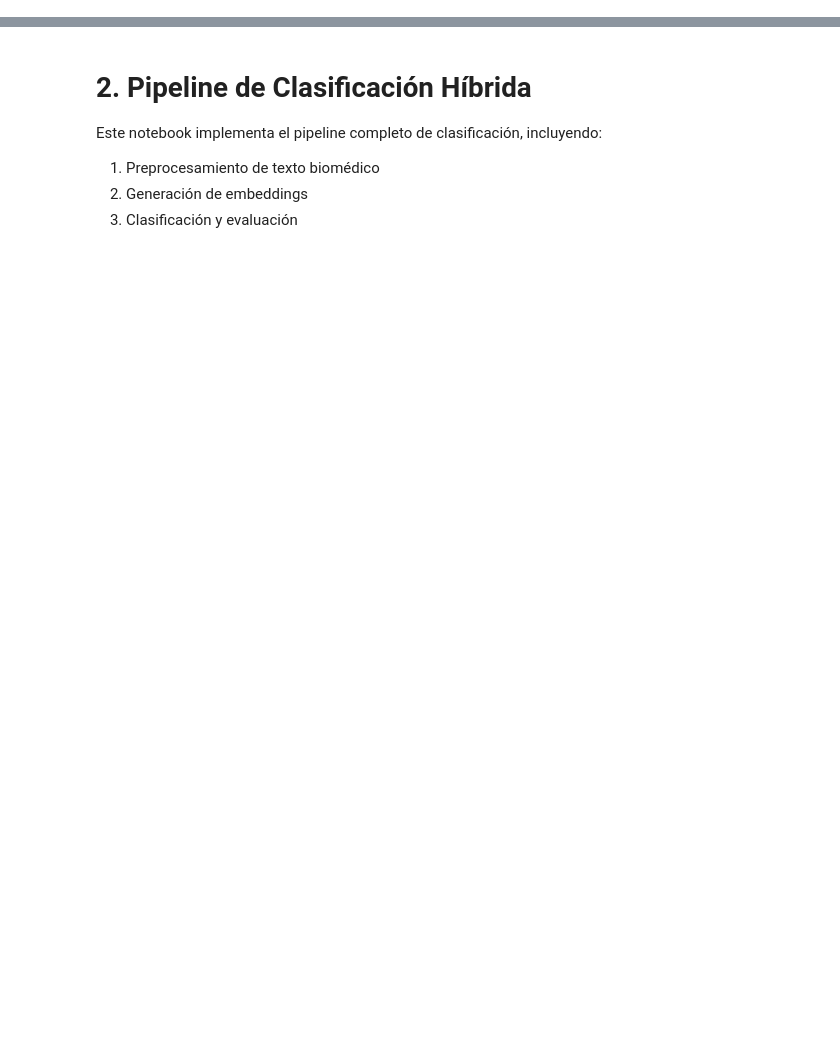
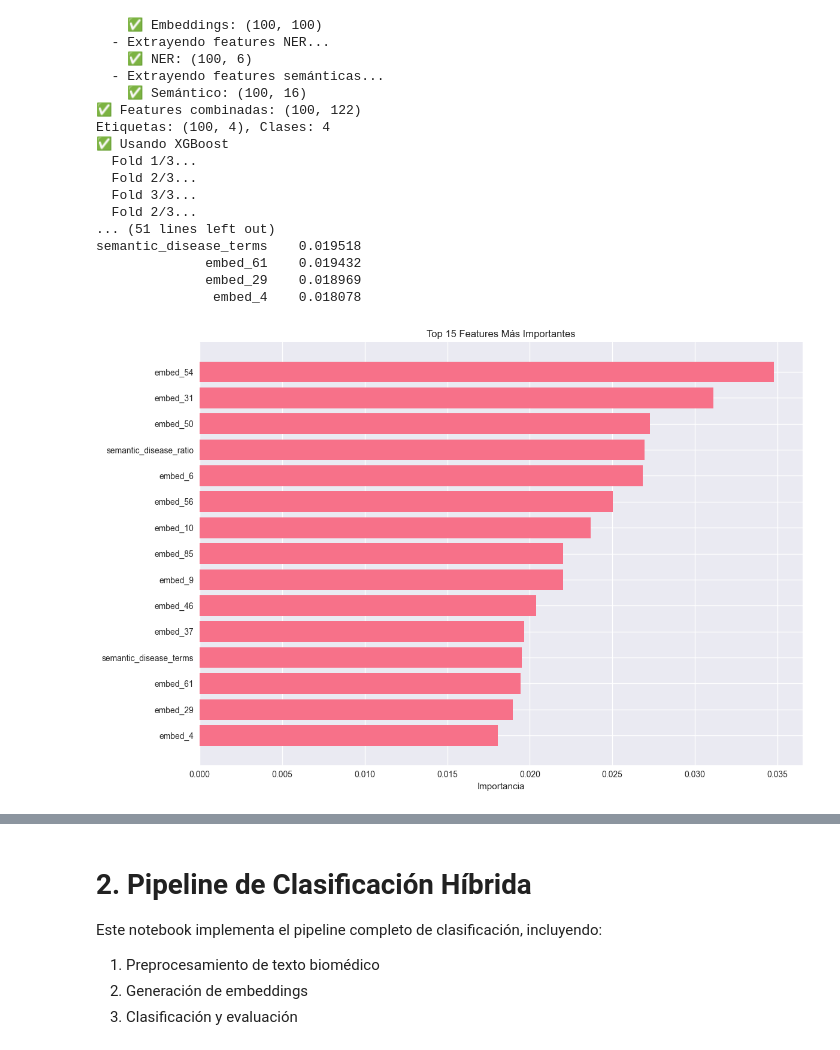
Before and after one commit to JhojanRop/T1-data-hack, a Jupyter notebook: notebooks/2_hybrid_pipeline.ipynb, the cells around one changed output, grey strips where cells are left out. Saved outputs shown, nothing was run; the diff lists cells and outputs as text; code cells hidden in the pictures; blank space fills up the shorter version.

```diff
--- a/notebooks/2_hybrid_pipeline.ipynb
+++ b/notebooks/2_hybrid_pipeline.ipynb
@@ -0,0 +11,15 @@
+# %%
+from pathlib import Path
+import sys
+import warnings
+warnings.filterwarnings('ignore')
+
+# Configurar el path del proyecto
+notebook_dir = Path().absolute()
+project_root = notebook_dir.parent
+
+# Agregar src al path de Python
+sys.path.append(str(project_root))
+
+print(f"Project root: {project_root}")
+print(f"Python path updated: {str(project_root) in sys.path}")
@@ -0,0 +898,46 @@
+# %%
+# 🎯 Entrenamiento y Evaluación del Modelo Híbrido
+print("\n" + "=" * 60)
+print("🎯 ENTRENAMIENTO DEL MODELO HÍBRIDO")
+print("=" * 60)
+
+# Usar una muestra más grande para entrenamiento (pero manejable)
+training_sample_size = 100  # Ajustar según la capacidad de cómputo
+df_train = df.head(training_sample_size).copy()
+
+print(f"Entrenando con {len(df_train)} documentos...")
+print(f"Clases en la muestra: {len(set([label for labels in df_train['group'] for label in labels]))}")
+
+# Entrenar modelo híbrido
+print("\n🚀 Entrenando modelo híbrido...")
+hybrid_results = hybrid_classifier.train_and_evaluate(
+    df_train,
+    title_col='title',
+    abstract_col='abstract',
+    label_col='group',
+    cv_folds=3  # Reducido para velocidad
+)
+
+print(f"\n📊 Resultados del modelo híbrido:")
+for metric, value in hybrid_results.items():
+    print(f"  {metric}: {value:.4f}")
+
+# Obtener importancia de features
+print(f"\n🎖️ Features más importantes:")
+feature_importance = hybrid_classifier.get_feature_importance(top_n=15)
+
+if not feature_importance.empty:
+    print(feature_importance.to_string(index=False))
+
+    # Visualizar importancia de features
+    plt.figure(figsize=(12, 8))
+    plt.barh(range(len(feature_importance)), feature_importance['importance'])
+    plt.yticks(range(len(feature_importance)), feature_importance['feature'])
+    plt.xlabel('Importancia')
+    plt.title('Top 15 Features Más Importantes')
+    plt.gca().invert_yaxis()
+    plt.tight_layout()
+    plt.show()
+else:
+    print("No se pudo calcular la importancia de features")
+# %% [output]
@@ -0,0 +963,18 @@
+    ✅ Embeddings: (100, 100)
+  - Extrayendo features NER...
+    ✅ NER: (100, 6)
+  - Extrayendo features semánticas...
+    ✅ Semántico: (100, 16)
+✅ Features combinadas: (100, 122)
+Etiquetas: (100, 4), Clases: 4
+✅ Usando XGBoost
+  Fold 1/3...
+  Fold 2/3...
+  Fold 3/3...
+  Fold 2/3...
+... (51 lines left out)
+semantic_disease_terms    0.019518
+              embed_61    0.019432
+              embed_29    0.018969
+               embed_4    0.018078
+[figure, added]
```
Also changed, not shown: parts of 15 cells of this notebook, 4 other files.
